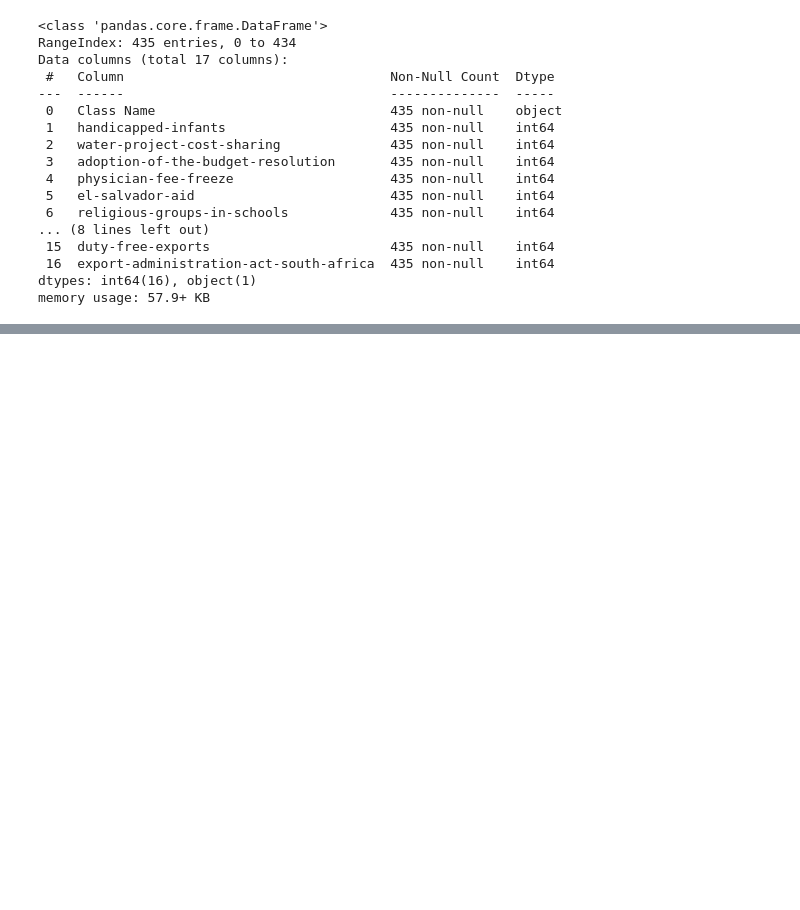
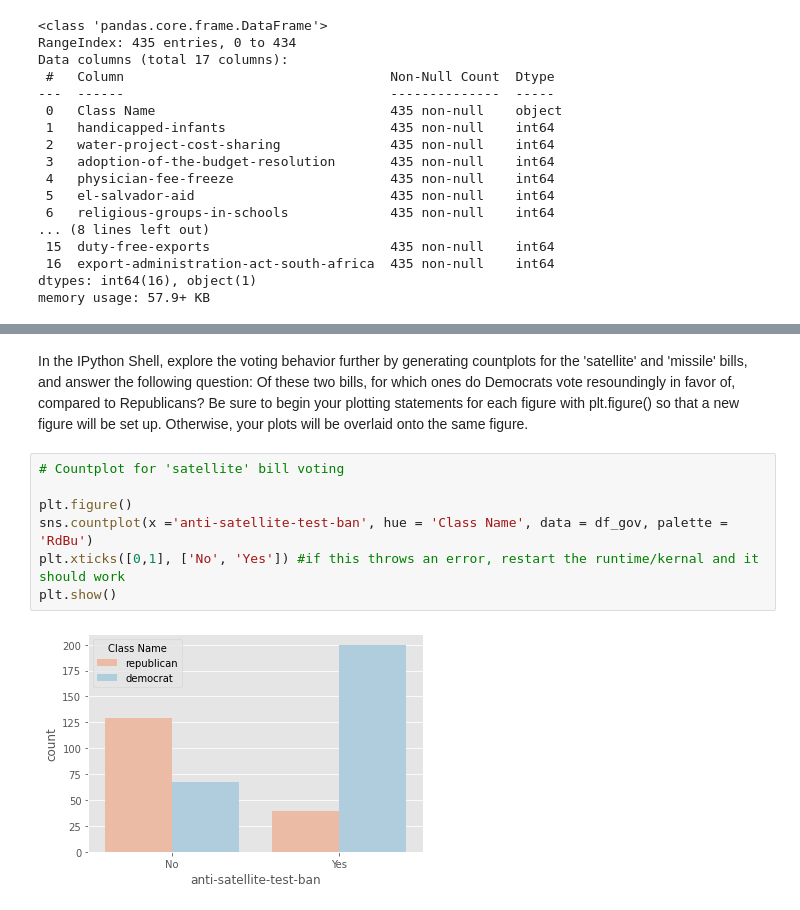
Before and after one commit to matthewdillonsmith/MLnotes, a Jupyter notebook: Supervised_ML.ipynb, the cells around one changed output, grey strips where cells are left out. Cells and saved outputs as stored; diff of their text form; blank space fills up the shorter version.

```diff
--- a/Supervised_ML.ipynb
+++ b/Supervised_ML.ipynb
@@ -188,0 +199,11 @@ memory usage: 57.9+ KB
+# %% [markdown]
+In the IPython Shell, explore the voting behavior further by generating countplots for the 'satellite' and 'missile' bills, and answer the following question: Of these two bills, for which ones do Democrats vote resoundingly in favor of, compared to Republicans? Be sure to begin your plotting statements for each figure with plt.figure() so that a new figure will be set up. Otherwise, your plots will be overlaid onto the same figure.
+# %%
+# Countplot for 'satellite' bill voting
+
+plt.figure()
+sns.countplot(x ='anti-satellite-test-ban', hue = 'Class Name', data = df_gov, palette = 'RdBu')
+plt.xticks([0,1], ['No', 'Yes']) #if this throws an error, restart the runtime/kernal and it should work
+plt.show()
+# %% [output]
+[figure, added]
```
Also changed, not shown: parts of 24 cells of this notebook.
